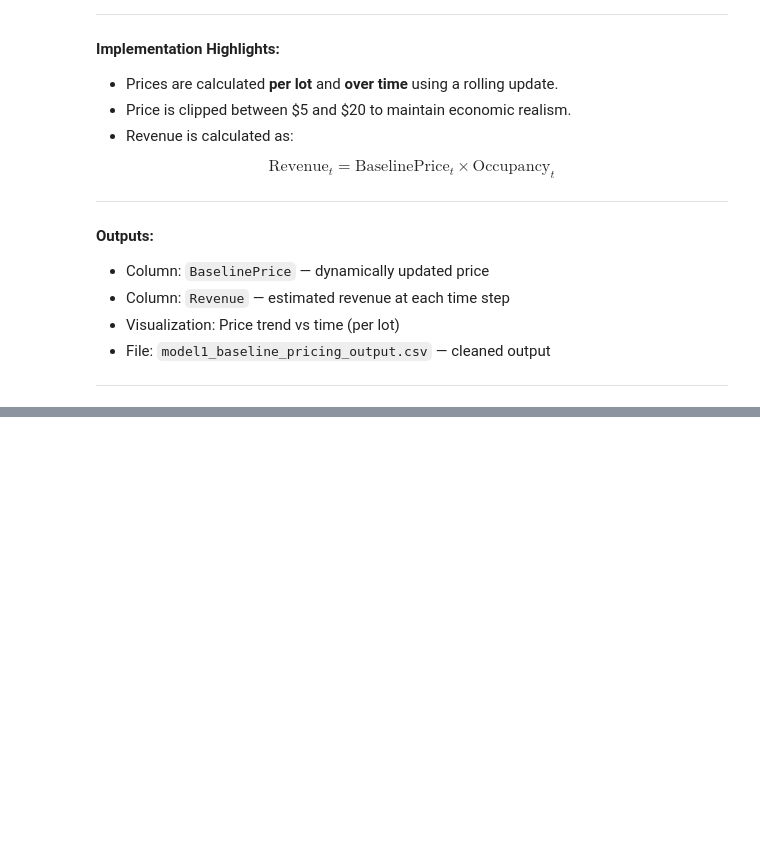
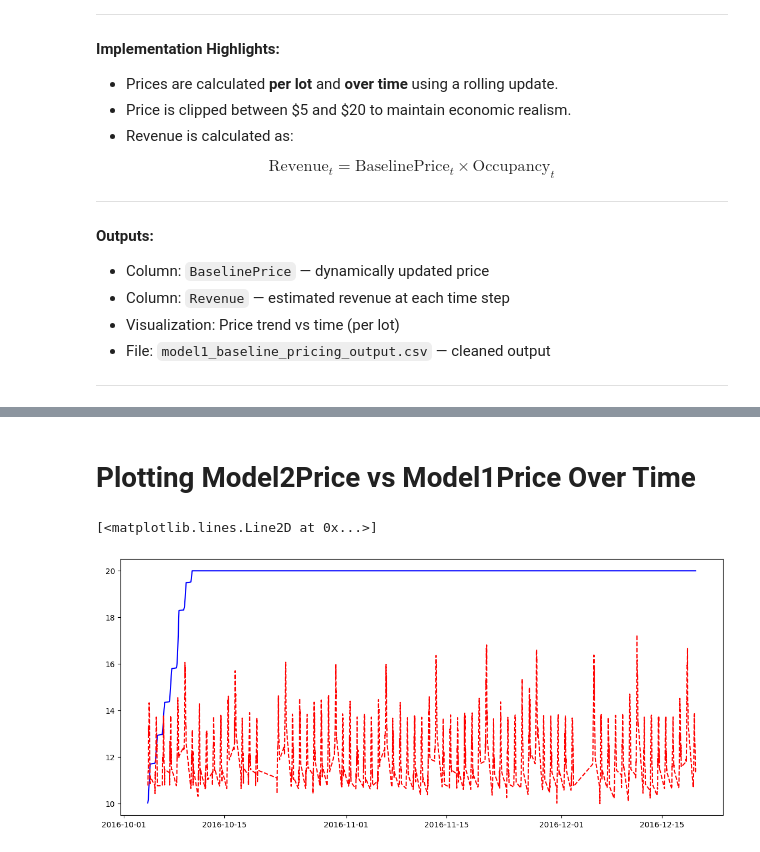
Before and after one commit to MrRogueKnight/Capstone-Project-of-Summer-Analytics-2025, a Jupyter notebook: dynamic-pricing-for-urban-parking-lots.ipynb, the cells around one changed output, grey strips where cells are left out. Drawn from its saved outputs; the diff is of its cells as text; code cells hidden in the pictures; blank space fills up the shorter version.

Commit message:
Kaggle Notebook | Dynamic Pricing for Urban Parking Lots  | Version 8

```diff
--- a/dynamic-pricing-for-urban-parking-lots.ipynb
+++ b/dynamic-pricing-for-urban-parking-lots.ipynb
@@ -368,0 +528,12 @@ $$
+# %%
+#Final pricing
+base_price = 10.0
+lambda_ = 1.0  # sensitivity to normalized demand
+min_price = 5.0
+max_price = 20.0
+# %%
+# Compute price using normalized demand
+df_model2['Model2Price'] = base_price * (1 + lambda_ * df_model2['NormalizedDemand'])
+# %%
+# Clip the price between min and max bounds
+df_model2['Model2Price'] = df_model2['Model2Price'].clip(lower=min_price, upper=max_price)
@@ -368,0 +555,14 @@ $$
+# %% [markdown]
+# Plotting Model2Price vs Model1Price Over Time
+# %%
+# Pick a sample parking lot
+sample_lot = df_model2['SystemCodeNumber'].unique()[0]
+lot_data = df_model2[df_model2['SystemCodeNumber'] == sample_lot]
+# %%
+# Plot both models
+plt.figure(figsize=(14, 6))
+plt.plot(lot_data['Timestamp'], lot_data['BaselinePrice'], label='Model 1: Linear', color='blue')
+plt.plot(lot_data['Timestamp'], lot_data['Model2Price'], label='Model 2: Demand-Based', color='red', linestyle='--')
+# %% [output]
+[<matplotlib.lines.Line2D at 0x...>]
+[figure, added]
```
Also changed, not shown: parts of 43 cells of this notebook.
